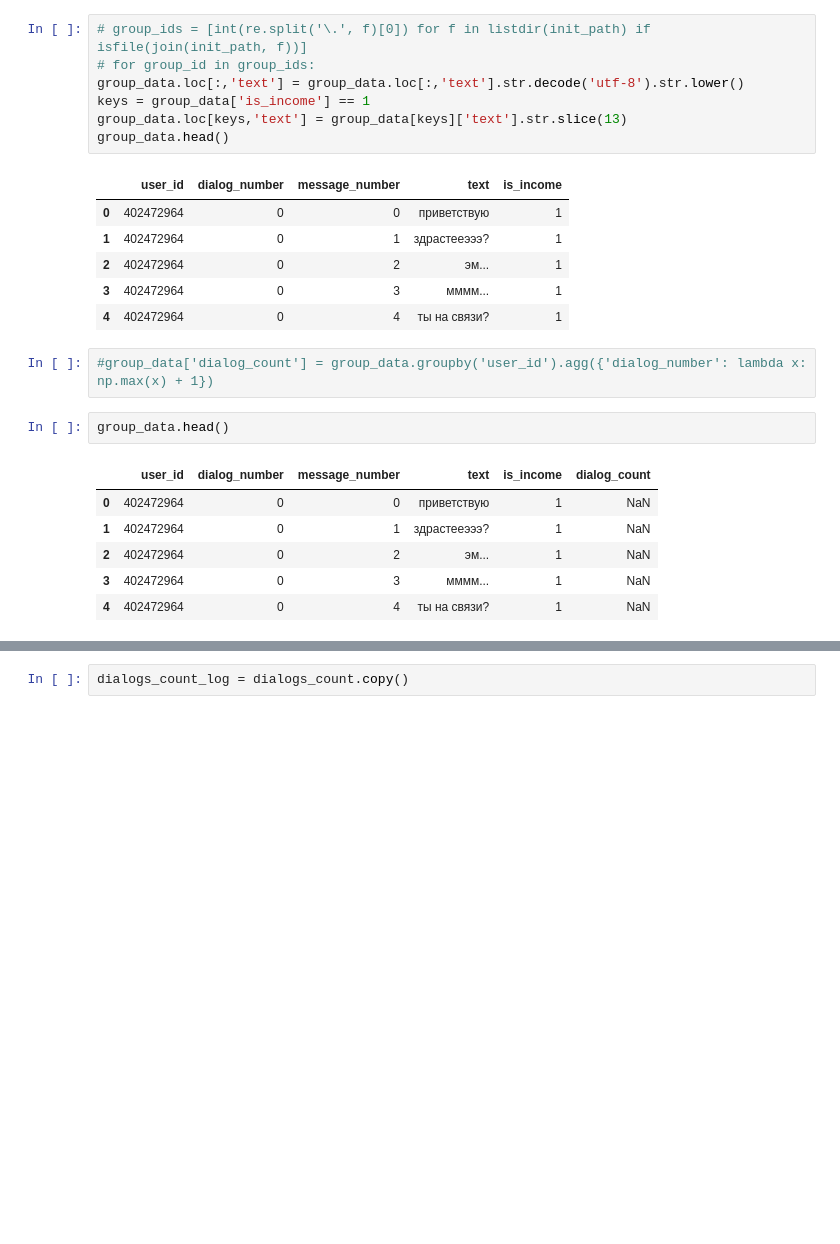
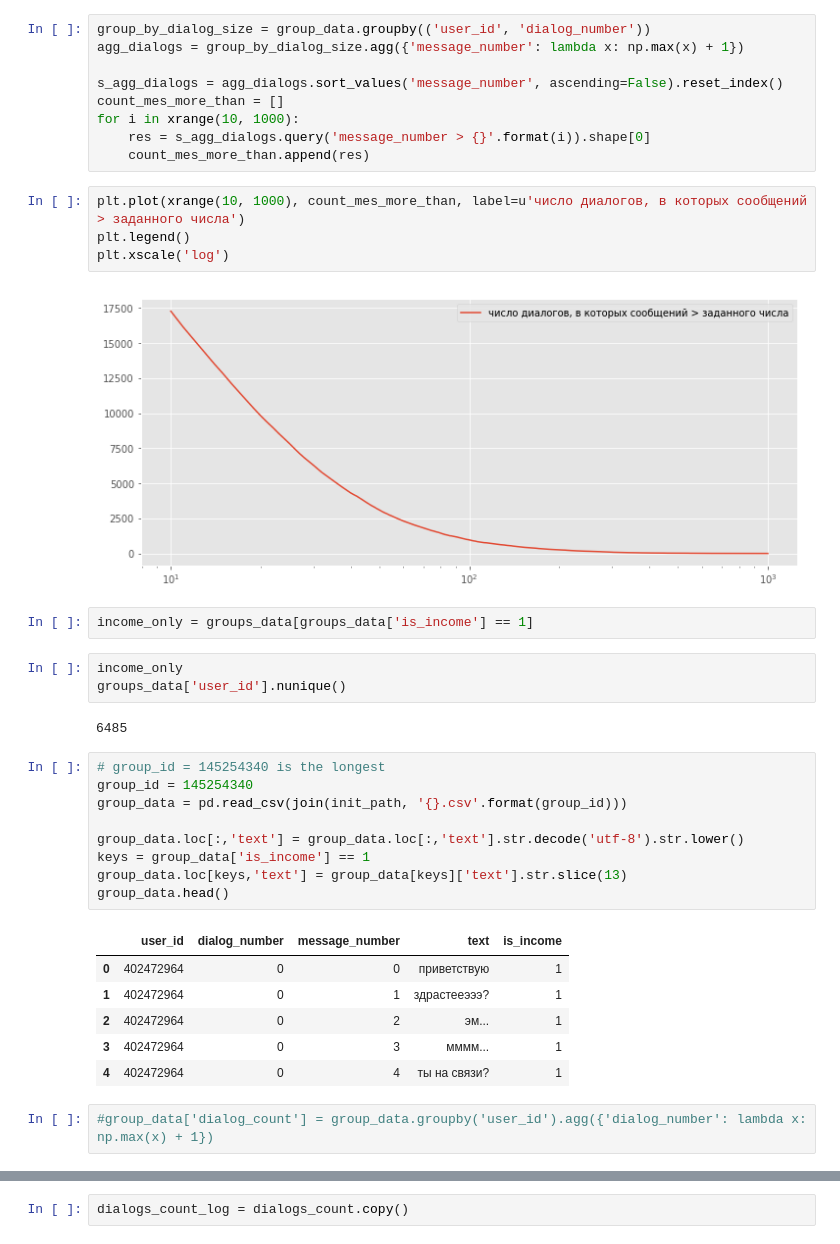
Before and after one commit to ven-analysis/vk-smartchat, a Jupyter notebook: data_stats.ipynb, the cells around one changed output, grey strips where cells are left out. Cells and saved outputs as stored; diff of their text form; blank space fills up the shorter version.

```diff
--- a/data_stats.ipynb
+++ b/data_stats.ipynb
@@ -41,6 +177,30 @@ group_data = pd.read_csv(join(init_path, '{}.csv'.format(group_id)))
+# %%
+group_by_dialog_size = group_data.groupby(('user_id', 'dialog_number'))
+agg_dialogs = group_by_dialog_size.agg({'message_number': lambda x: np.max(x) + 1})
+
+s_agg_dialogs = agg_dialogs.sort_values('message_number', ascending=False).reset_index()
+count_mes_more_than = []
+for i in xrange(10, 1000):
+    res = s_agg_dialogs.query('message_number > {}'.format(i)).shape[0]
+    count_mes_more_than.append(res)
+# %%
+plt.plot(xrange(10, 1000), count_mes_more_than, label=u'число диалогов, в которых сообщений > заданного числа')
+plt.legend()
+plt.xscale('log')
+# %% [output]
+[figure, added]
+# %%
+income_only = groups_data[groups_data['is_income'] == 1]
+# %%
+income_only
+groups_data['user_id'].nunique()
+# %% [output]
+6485
 # %%
-# group_ids = [int(re.split('\.', f)[0]) for f in listdir(init_path) if isfile(join(init_path, f))]
-# for group_id in group_ids:
+# group_id = 145254340 is the longest
+group_id = 145254340
+group_data = pd.read_csv(join(init_path, '{}.csv'.format(group_id)))
+
 group_data.loc[:,'text'] = group_data.loc[:,'text'].str.decode('utf-8').str.lower()
 keys = group_data['is_income'] == 1
 group_data.loc[keys,'text'] = group_data[keys]['text'].str.slice(13)
@@ -54,12 +214,3 @@ group_data.head()
 | 4 | 402472964 | 0 | 4 | ты на связи? | 1 |
 # %%
 #group_data['dialog_count'] = group_data.groupby('user_id').agg({'dialog_number': lambda x: np.max(x) + 1})
-# %%
-group_data.head()
-# %% [output]
-|  | user_id | dialog_number | message_number | text | is_income | dialog_count |
-| 0 | 402472964 | 0 | 0 | приветствую | 1 | NaN |
-| 1 | 402472964 | 0 | 1 | здрастееэээ? | 1 | NaN |
-| 2 | 402472964 | 0 | 2 | эм... | 1 | NaN |
-| 3 | 402472964 | 0 | 3 | мммм... | 1 | NaN |
-| 4 | 402472964 | 0 | 4 | ты на связи? | 1 | NaN |
```
Also changed, not shown: parts of 28 cells of this notebook.
